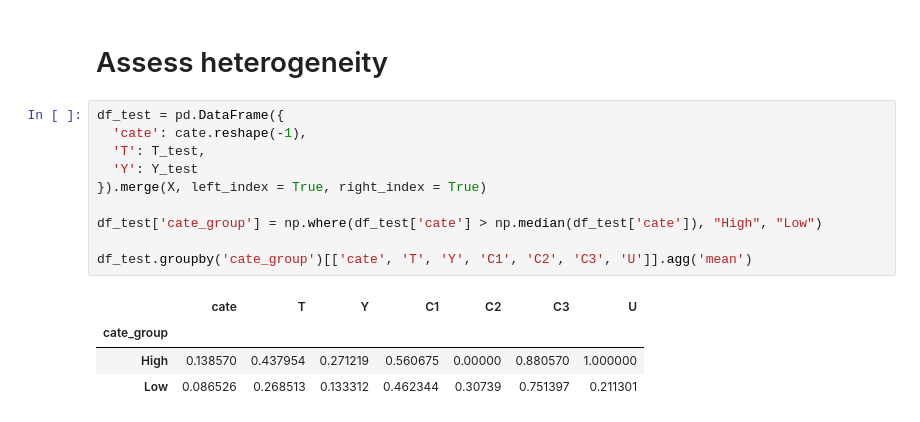
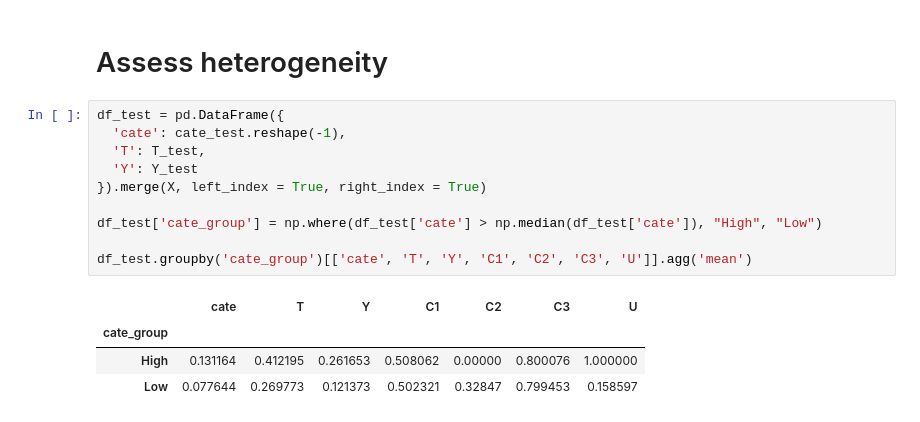
Before and after one commit to pcbrendel/causal, a Jupyter notebook: tutorials/s-learner.ipynb, the cells around one changed output. Saved outputs shown, nothing was run; the diff lists cells and outputs as text.

```diff
--- a/tutorials/s-learner.ipynb
+++ b/tutorials/s-learner.ipynb
@@ -79,16 +79,16 @@ plt.title("Distribution of CATE in Test Data");
 # Assess heterogeneity
 # %%
 df_test = pd.DataFrame({
-  'cate': cate.reshape(-1),
+  'cate': cate_test.reshape(-1),
   'T': T_test,
   'Y': Y_test
 }).merge(X, left_index = True, right_index = True)
 
 df_test['cate_group'] = np.where(df_test['cate'] > np.median(df_test['cate']), "High", "Low")
 
 df_test.groupby('cate_group')[['cate', 'T', 'Y', 'C1', 'C2', 'C3', 'U']].agg('mean')
 # %% [output]
 |  | cate | T | Y | C1 | C2 | C3 | U |
 | cate_group |  |  |  |  |  |  |  |
-| High | 0.138570 | 0.437954 | 0.271219 | 0.560675 | 0.00000 | 0.880570 | 1.000000 |
-| Low | 0.086526 | 0.268513 | 0.133312 | 0.462344 | 0.30739 | 0.751397 | 0.211301 |
+| High | 0.131164 | 0.412195 | 0.261653 | 0.508062 | 0.00000 | 0.800076 | 1.000000 |
+| Low | 0.077644 | 0.269773 | 0.121373 | 0.502321 | 0.32847 | 0.799453 | 0.158597 |
```
Also changed, not shown: parts of 9 cells of this notebook.
